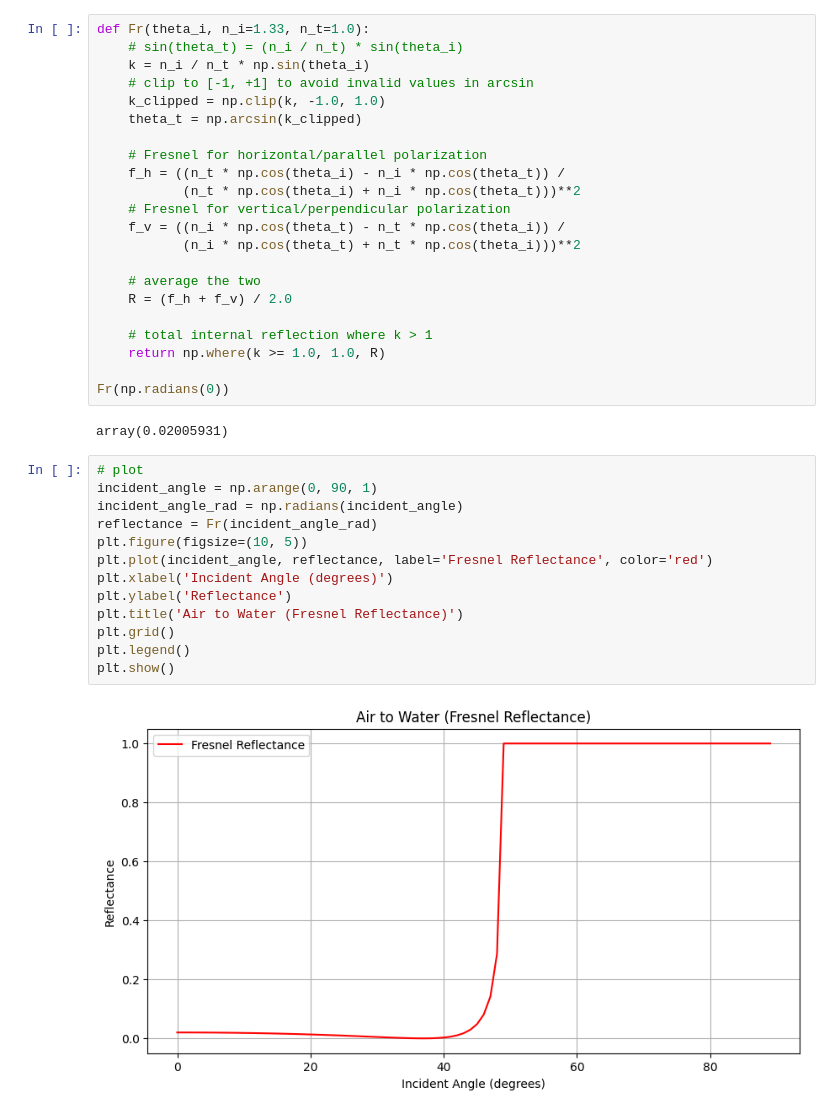
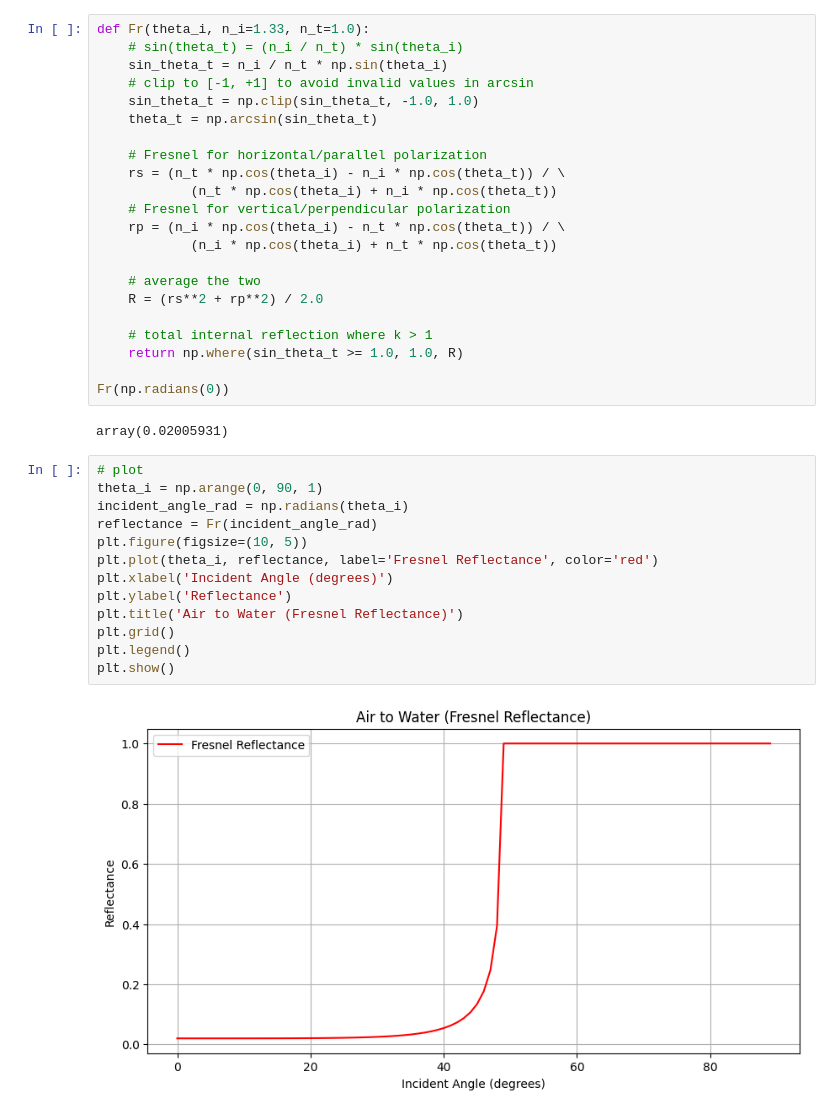
Before and after one commit to unotaiki/gsplat, a Jupyter notebook: optical/environment_map/env_map_refrection.ipynb, the cells around one changed output. Drawn from its saved outputs; the diff is of its cells as text.

Commit message:
fresnel

```diff
--- a/optical/environment_map/env_map_refrection.ipynb
+++ b/optical/environment_map/env_map_refrection.ipynb
@@ -236,39 +249,39 @@ plt.show()
 # %%
 def Fr(theta_i, n_i=1.33, n_t=1.0):
     # sin(theta_t) = (n_i / n_t) * sin(theta_i)
-    k = n_i / n_t * np.sin(theta_i)
+    sin_theta_t = n_i / n_t * np.sin(theta_i)
     # clip to [-1, +1] to avoid invalid values in arcsin
-    k_clipped = np.clip(k, -1.0, 1.0)
-    theta_t = np.arcsin(k_clipped)
+    sin_theta_t = np.clip(sin_theta_t, -1.0, 1.0)
+    theta_t = np.arcsin(sin_theta_t)
 
     # Fresnel for horizontal/parallel polarization
-    f_h = ((n_t * np.cos(theta_i) - n_i * np.cos(theta_t)) /
-           (n_t * np.cos(theta_i) + n_i * np.cos(theta_t)))**2
+    rs = (n_t * np.cos(theta_i) - n_i * np.cos(theta_t)) / \
+            (n_t * np.cos(theta_i) + n_i * np.cos(theta_t))
     # Fresnel for vertical/perpendicular polarization
-    f_v = ((n_i * np.cos(theta_t) - n_t * np.cos(theta_i)) /
-           (n_i * np.cos(theta_t) + n_t * np.cos(theta_i)))**2
+    rp = (n_i * np.cos(theta_i) - n_t * np.cos(theta_t)) / \
+            (n_i * np.cos(theta_i) + n_t * np.cos(theta_t))
 
     # average the two
-    R = (f_h + f_v) / 2.0
+    R = (rs**2 + rp**2) / 2.0
 
     # total internal reflection where k > 1
-    return np.where(k >= 1.0, 1.0, R)
+    return np.where(sin_theta_t >= 1.0, 1.0, R)
 
 Fr(np.radians(0))
 # %% [output]
 array(0.02005931)
 # %%
 # plot
-incident_angle = np.arange(0, 90, 1)
-incident_angle_rad = np.radians(incident_angle)
+theta_i = np.arange(0, 90, 1)
+incident_angle_rad = np.radians(theta_i)
 reflectance = Fr(incident_angle_rad)
 plt.figure(figsize=(10, 5))
-plt.plot(incident_angle, reflectance, label='Fresnel Reflectance', color='red')
+plt.plot(theta_i, reflectance, label='Fresnel Reflectance', color='red')
 plt.xlabel('Incident Angle (degrees)')
 plt.ylabel('Reflectance')
 plt.title('Air to Water (Fresnel Reflectance)')
 plt.grid()
 plt.legend()
 plt.show()
 # %% [output]
-[figure, old version]
+[figure, new version]
```
Also changed, not shown: parts of 4 cells of this notebook, 1 other file.
